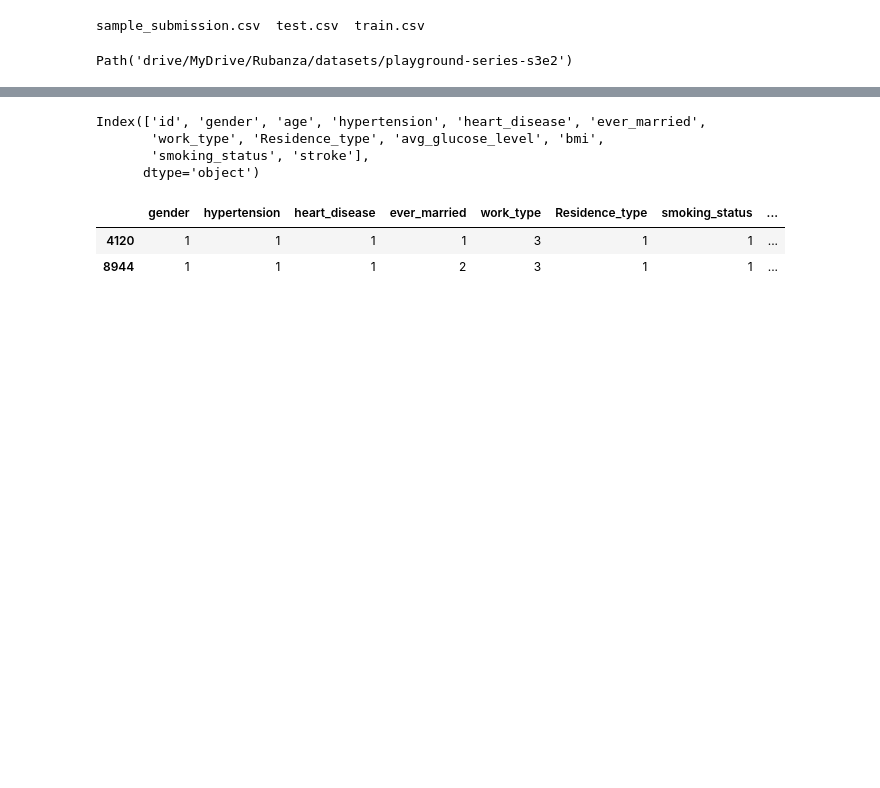
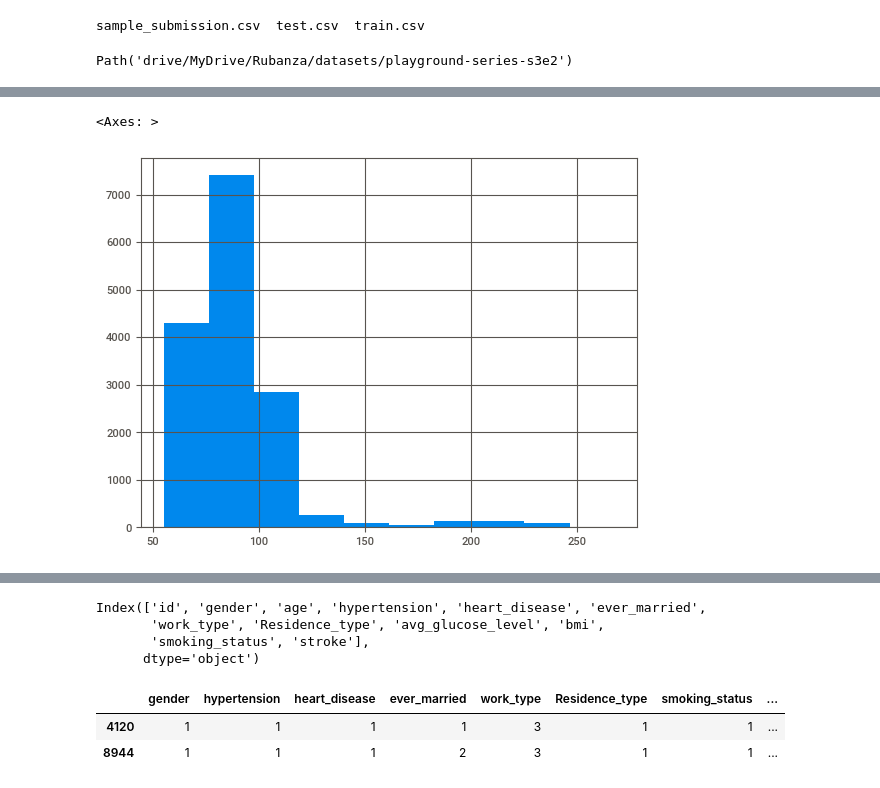
Before and after one commit to rubanzasilva/ps-s03e02, a Jupyter notebook: ps_s03e02.ipynb, the cells around one changed output, grey strips where cells are left out. Drawn from its saved outputs; the diff is of its cells as text; code cells hidden in the pictures; blank space fills up the shorter version.

```diff
--- a/ps_s03e02.ipynb
+++ b/ps_s03e02.ipynb
@@ -23,0 +105,5 @@ train_df
+# %%
+train_df['avg_glucose_level'].hist()
+# %% [output]
+<Axes: >
+[figure, added]
```
Also changed, not shown: parts of 13 cells of this notebook.
